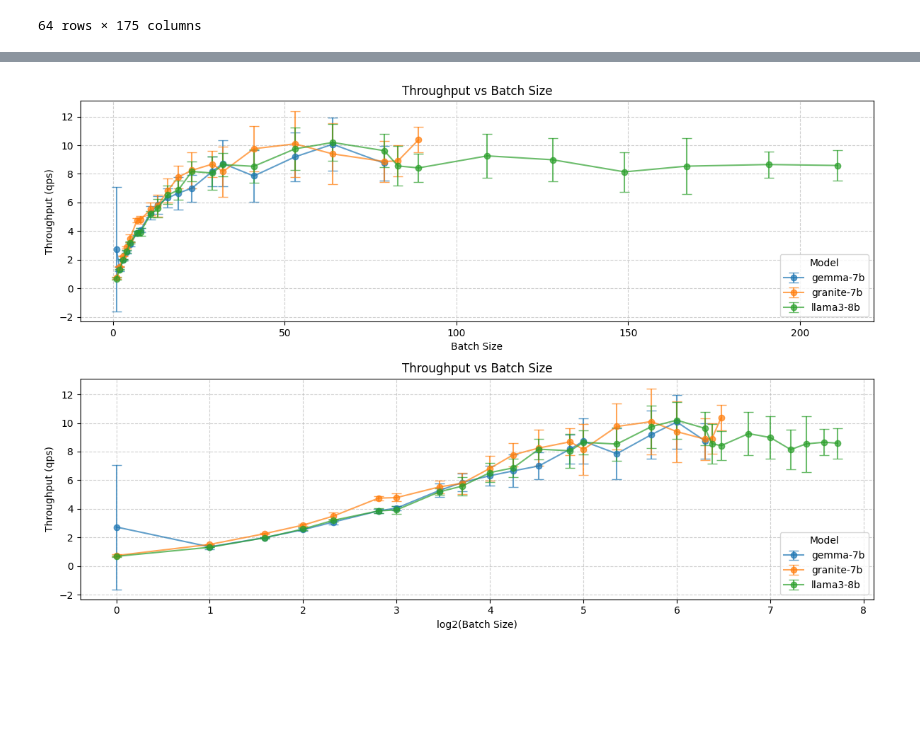
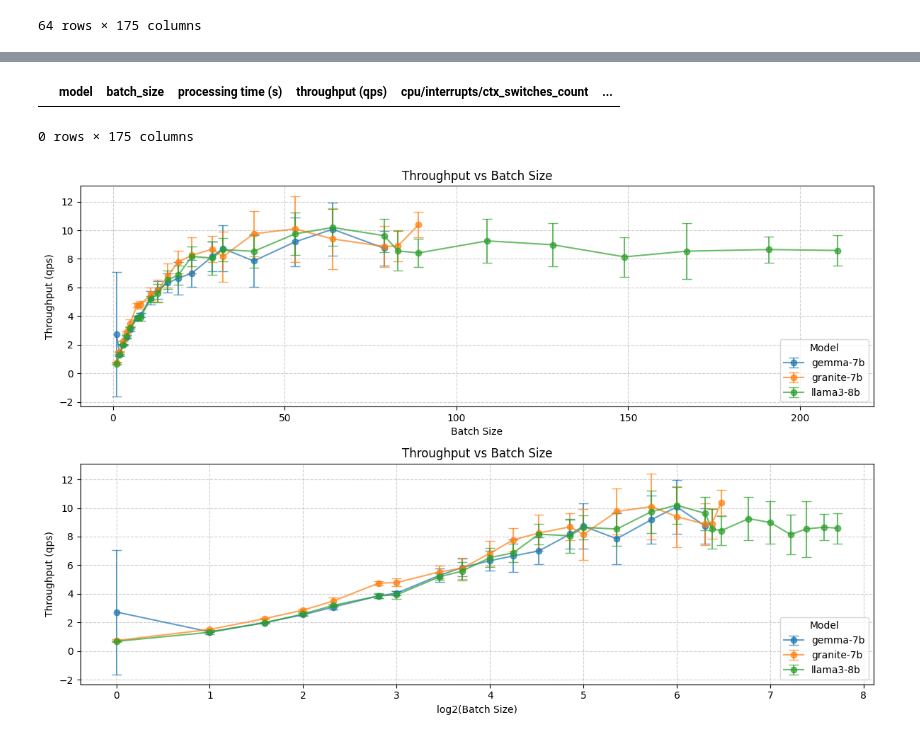
Before and after one commit to Antonio-MI/sincere, a Jupyter notebook: process_results.ipynb, the cells around one changed output, grey strips where cells are left out. Drawn from its saved outputs; the diff is of its cells as text; code cells hidden in the pictures; blank space fills up the shorter version.

```diff
--- a/process_results.ipynb
+++ b/process_results.ipynb
@@ -66,3 +101,8 @@ grouped_df.to_csv("profiling_results/batch_profiling_results_red_cuda_ccmode_gro
+# %%
+grouped_df.loc[(grouped_df["model"]=="gemma-7b") & (grouped_df["throughput (qps)"]==grouped_df["throughput (qps)"].max()) ,]
+# %% [output]
+|  | model | batch_size | processing time (s) | throughput (qps) | cpu/interrupts/ctx_switches_count | ... |
+0 rows × 175 columns
 # %%
 fig, ax = plt.subplots(figsize = (12,8), nrows=2, ncols=1)
 
```
Also changed, not shown: parts of 2 cells of this notebook, 2 other files.
